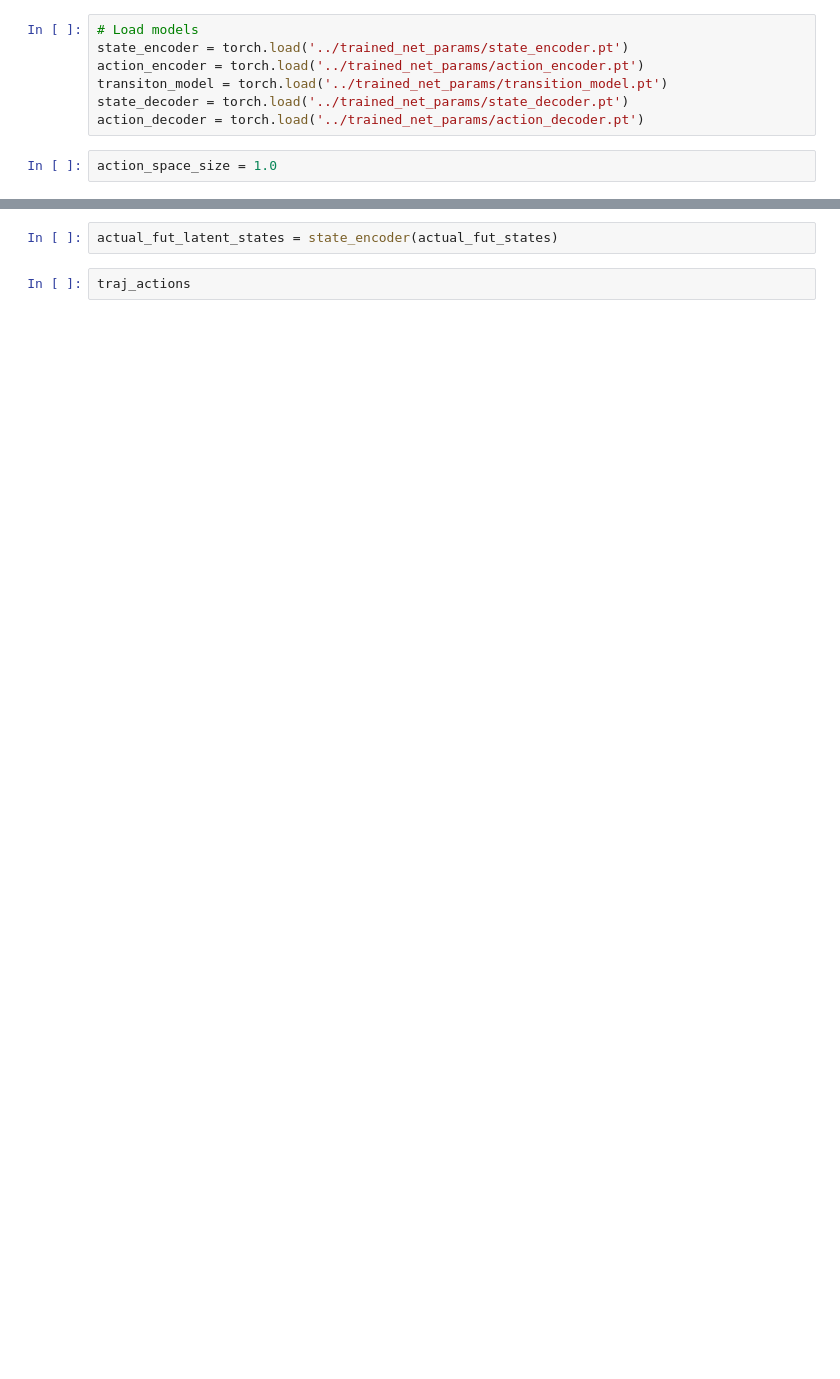
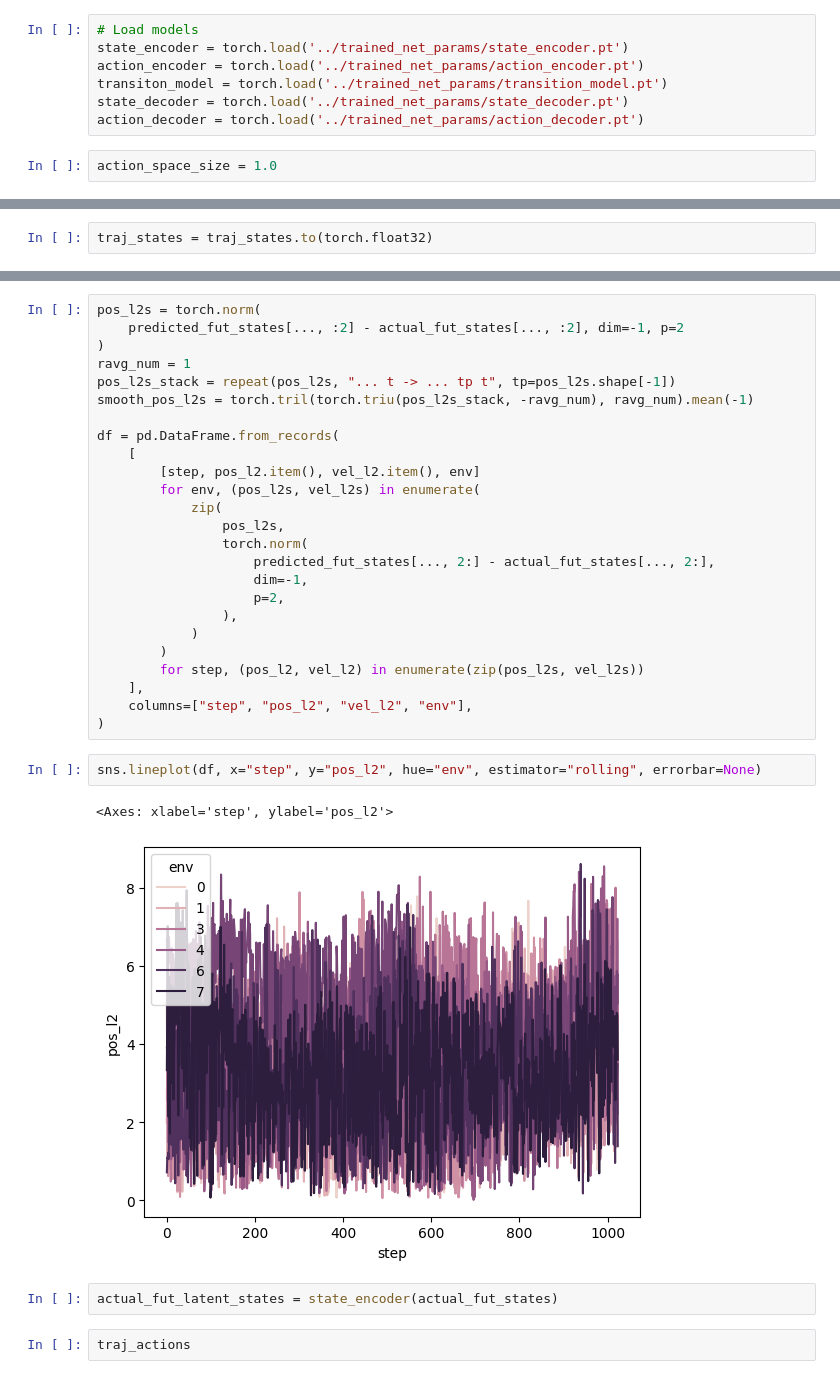
Before and after one commit to mishmish66/Legato, a Jupyter notebook: experiments/test_actor.ipynb, the cells around one changed output, grey strips where cells are left out. Saved outputs shown, nothing was run; the diff lists cells and outputs as text; blank space fills up the shorter version.

```diff
--- a/experiments/test_actor.ipynb
+++ b/experiments/test_actor.ipynb
@@ -178,3 +212,5 @@ observations, actions = torchify(data["observations"], data["actions"])
+# %%
+traj_states = traj_states.to(torch.float32)
 # %%
 latent_traj_states = state_encoder(traj_states)
 latent_traj_actions = action_encoder((traj_actions, traj_states[..., :-1, :]))
@@ -192,3 +226,33 @@ RuntimeError: Tensor type unknown to einops <class 'list'>
+# %%
+pos_l2s = torch.norm(
+    predicted_fut_states[..., :2] - actual_fut_states[..., :2], dim=-1, p=2
+)
+ravg_num = 1
+pos_l2s_stack = repeat(pos_l2s, "... t -> ... tp t", tp=pos_l2s.shape[-1])
+smooth_pos_l2s = torch.tril(torch.triu(pos_l2s_stack, -ravg_num), ravg_num).mean(-1)
+
+df = pd.DataFrame.from_records(
+    [
+        [step, pos_l2.item(), vel_l2.item(), env]
+        for env, (pos_l2s, vel_l2s) in enumerate(
+            zip(
+                pos_l2s,
+                torch.norm(
+                    predicted_fut_states[..., 2:] - actual_fut_states[..., 2:],
+                    dim=-1,
+                    p=2,
+                ),
+            )
+        )
+        for step, (pos_l2, vel_l2) in enumerate(zip(pos_l2s, vel_l2s))
+    ],
+    columns=["step", "pos_l2", "vel_l2", "env"],
+)
+# %%
+sns.lineplot(df, x="step", y="pos_l2", hue="env", estimator="rolling", errorbar=None)
+# %% [output]
+<Axes: xlabel='step', ylabel='pos_l2'>
+[figure, added]
 # %%
 actual_fut_latent_states = state_encoder(actual_fut_states)
 # %%
```
Also changed, not shown: parts of 17 cells of this notebook, 2 other files.
